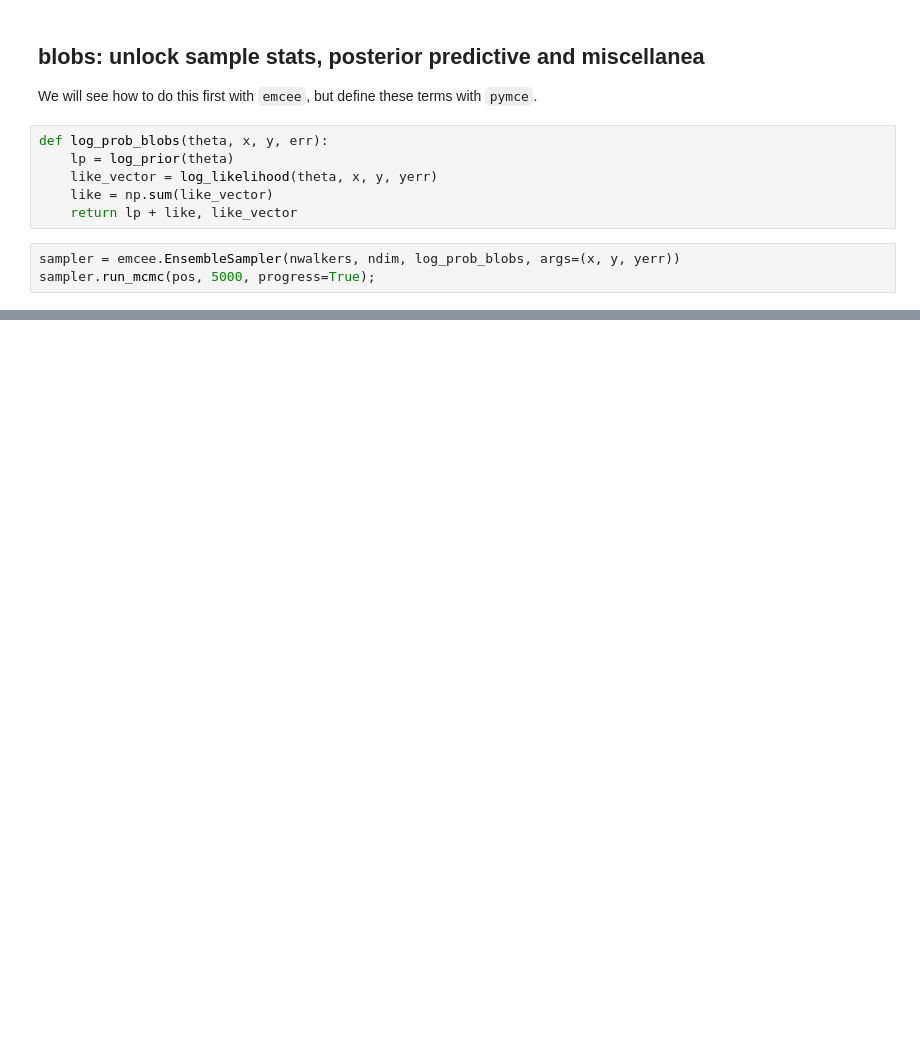
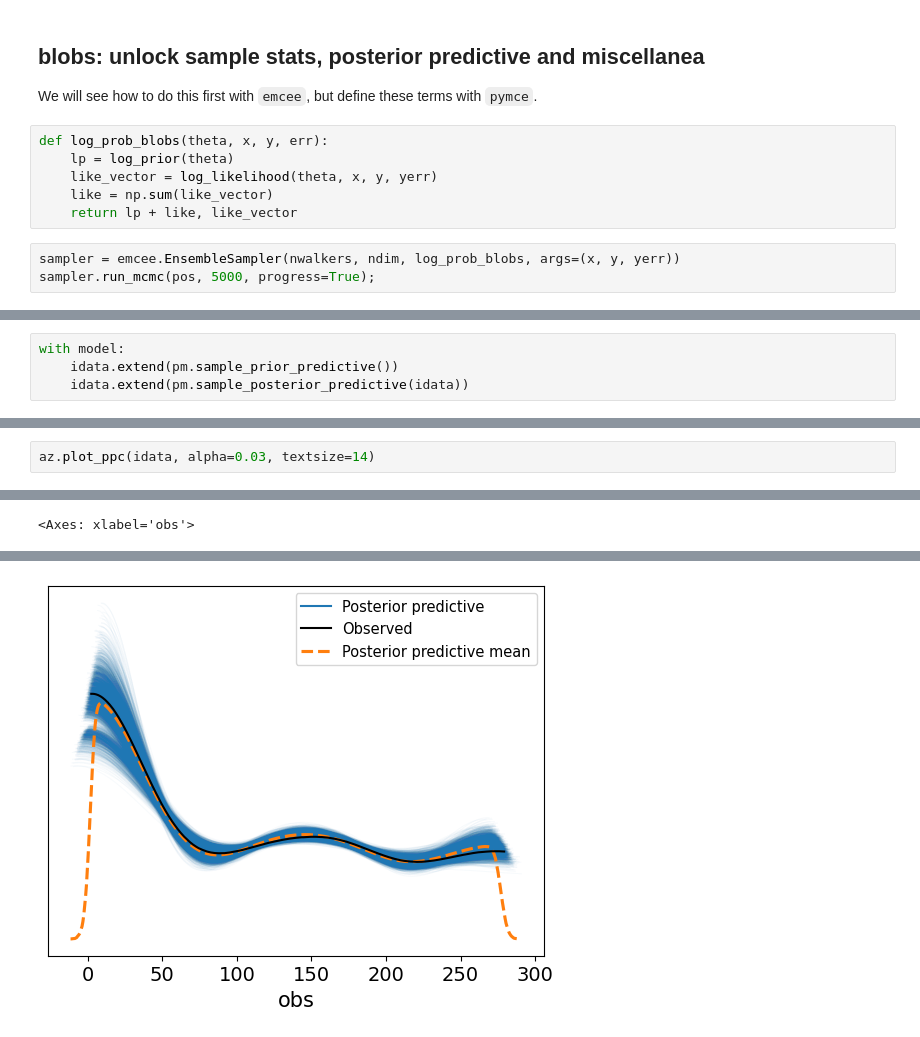
Before and after one commit to benjaminrose/data-analysis-book, a Jupyter notebook: book/unit3/emcee.ipynb, the cells around one changed output, grey strips where cells are left out. Cells and saved outputs as stored; diff of their text form; blank space fills up the shorter version.

```diff
--- a/book/unit3/emcee.ipynb
+++ b/book/unit3/emcee.ipynb
@@ -94,0 +146,4 @@ Inference data with groups:
+# %%
+with model:
+    idata.extend(pm.sample_prior_predictive())
+    idata.extend(pm.sample_posterior_predictive(idata))
@@ -94,0 +166,3 @@ Inference data with groups:
+# %%
+az.plot_ppc(idata, alpha=0.03, textsize=14)
+# %% [output]
@@ -94,0 +170 @@ Inference data with groups:
+<Axes: xlabel='obs'>
@@ -94,0 +172 @@ Inference data with groups:
+[figure, added]
```
Also changed, not shown: parts of 18 cells of this notebook, 6 other files.
